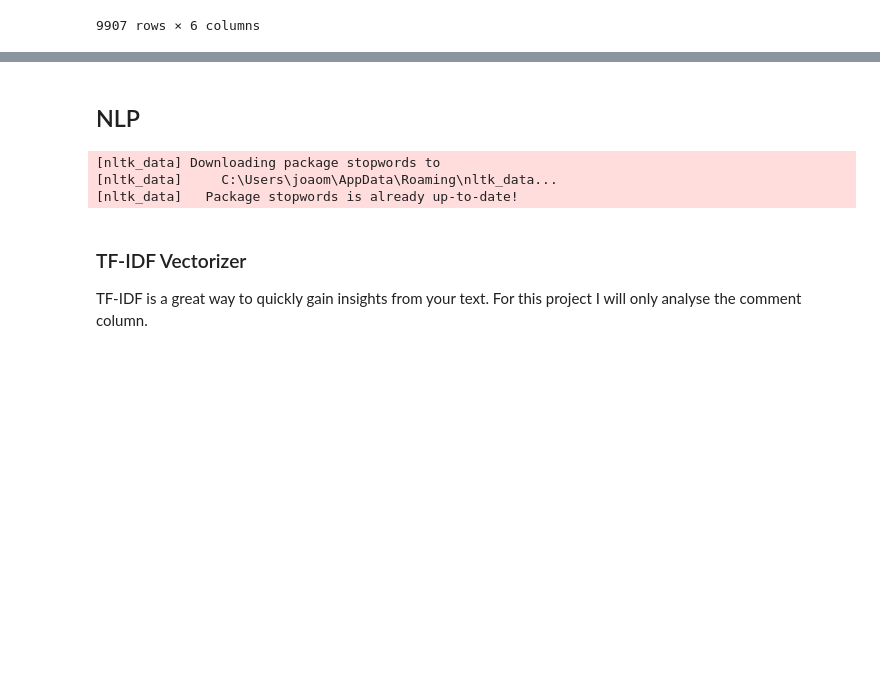
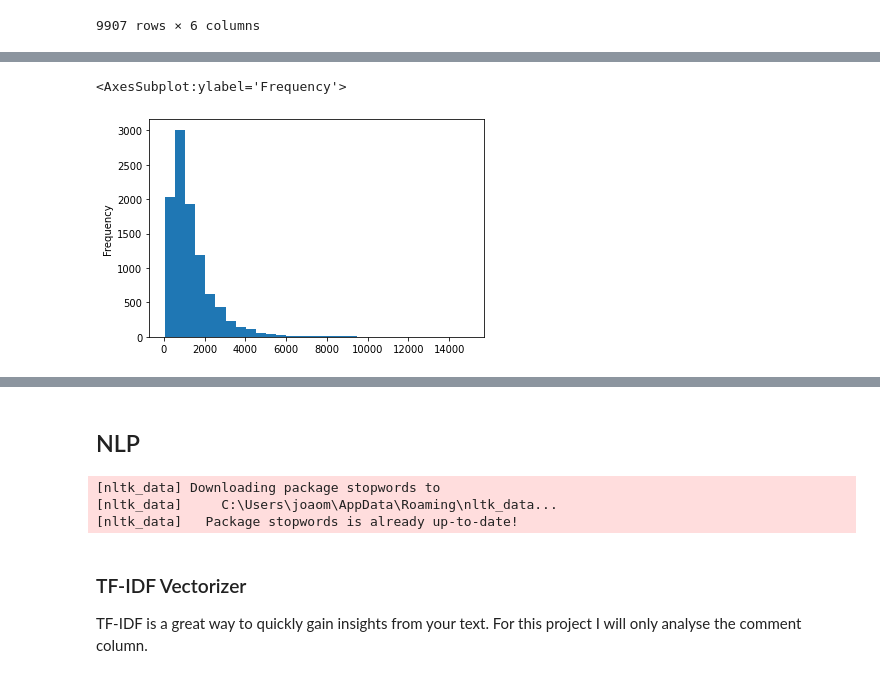
Before and after one commit to joaomsimoes/Complaints-Analysis-with-Python, a Jupyter notebook: eda.ipynb, the cells around one changed output, grey strips where cells are left out. Saved outputs shown, nothing was run; the diff lists cells and outputs as text; code cells hidden in the pictures; blank space fills up the shorter version.

```diff
--- a/eda.ipynb
+++ b/eda.ipynb
@@ -77,0 +98,5 @@ df
+# %%
+df['length'].plot(kind='hist', bins=30)
+# %% [output]
+<AxesSubplot:ylabel='Frequency'>
+[figure, added]
```
Also changed, not shown: parts of 5 cells of this notebook.
